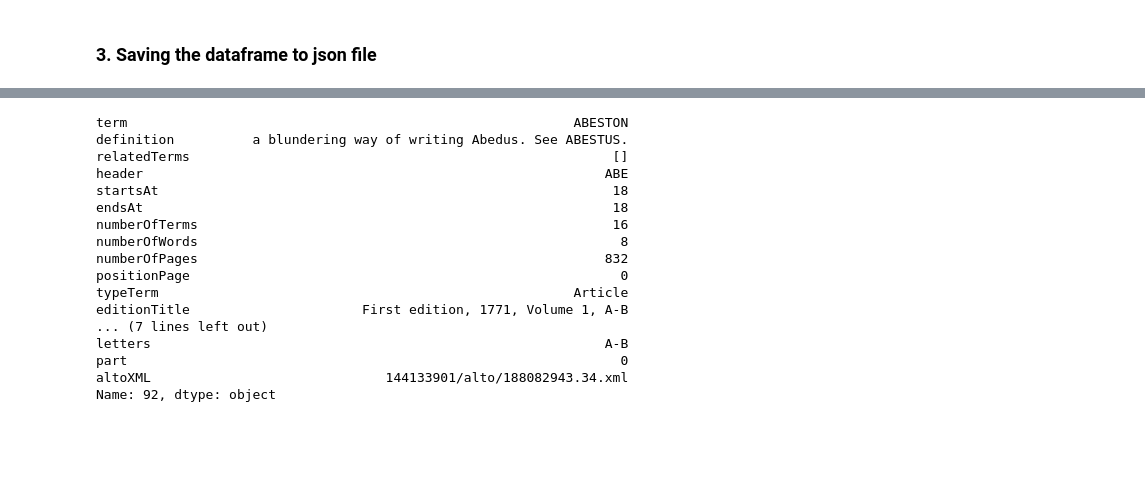
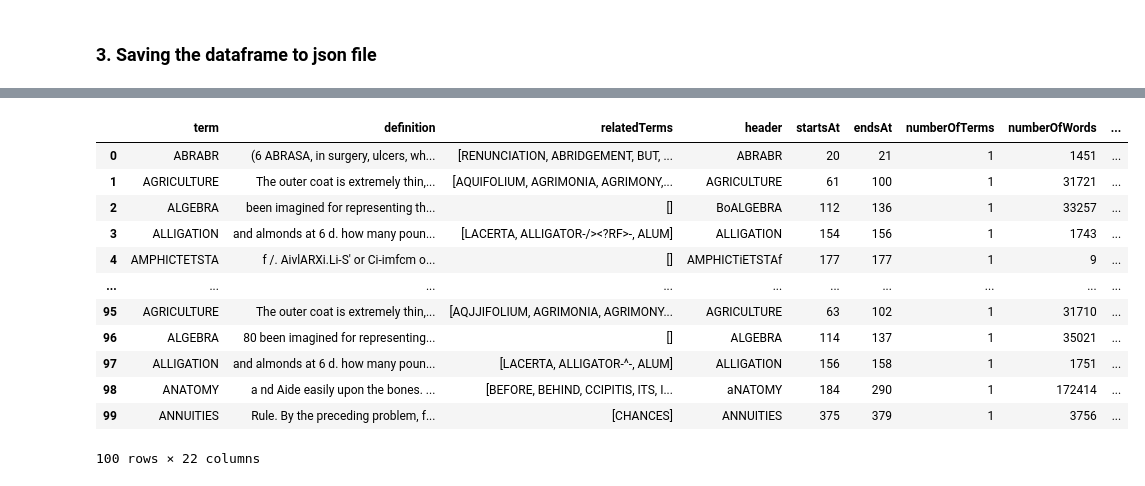
Before and after one commit to francesNLP/frances, a Jupyter notebook: NLS_EB/Notebooks/PostProcess/Merging_EB_Terms.ipynb, the cells around one changed output, grey strips where cells are left out. Cells and saved outputs as stored; diff of their text form; code cells hidden in the pictures; blank space fills up the shorter version.

```diff
--- a/NLS_EB/Notebooks/PostProcess/Merging_EB_Terms.ipynb
+++ b/NLS_EB/Notebooks/PostProcess/Merging_EB_Terms.ipynb
@@ -880,20 +894,18 @@ df[df['term'].str.contains("ABACUS")]
-# %%
-df.loc[92]
-# %% [output]
-term                                                         ABESTON
-definition          a blundering way of writing Abedus. See ABESTUS.
-relatedTerms                                                      []
-header                                                           ABE
-startsAt                                                          18
-endsAt                                                            18
-numberOfTerms                                                     16
-numberOfWords                                                      8
-numberOfPages                                                    832
-positionPage                                                       0
-typeTerm                                                     Article
-editionTitle                      First edition, 1771, Volume 1, A-B
-... (7 lines left out)
-letters                                                          A-B
-part                                                               0
-altoXML                              144133901/alto/188082943.34.xml
-Name: 92, dtype: object
+# %%
+df_1771_small = df[df['typeTerm']=="Topic"]
+df_1771_small = df_1771_small.head(100).reset_index(drop=True)
+df_1771_small
+# %% [output]
+|  | term | definition | relatedTerms | header | startsAt | endsAt | numberOfTerms | numberOfWords | ... |
+| 0 | ABRABR | (6 ABRASA, in surgery, ulcers, wh... | [RENUNCIATION, ABRIDGEMENT, BUT, ... | ABRABR | 20 | 21 | 1 | 1451 | ... |
+| 1 | AGRICULTURE | The outer coat is extremely thin,... | [AQUIFOLIUM, AGRIMONIA, AGRIMONY,... | AGRICULTURE | 61 | 100 | 1 | 31721 | ... |
+| 2 | ALGEBRA | been imagined for representing th... | [] | BoALGEBRA | 112 | 136 | 1 | 33257 | ... |
+| 3 | ALLIGATION | and almonds at 6 d. how many poun... | [LACERTA, ALLIGATOR-/><?RF>-, ALUM] | ALLIGATION | 154 | 156 | 1 | 1743 | ... |
+| 4 | AMPHICTETSTA | f /. AivlARXi.Li-S' or Ci-imfcm o... | [] | AMPHICTiETSTAf | 177 | 177 | 1 | 9 | ... |
+| ... | ... | ... | ... | ... | ... | ... | ... | ... | ... |
+| 95 | AGRICULTURE | The outer coat is extremely thin,... | [AQJJIFOLIUM, AGRIMONIA, AGRIMONY... | AGRICULTURE | 63 | 102 | 1 | 31710 | ... |
+| 96 | ALGEBRA | 80 been imagined for representing... | [] | ALGEBRA | 114 | 137 | 1 | 35021 | ... |
+| 97 | ALLIGATION | and almonds at 6 d. how many poun... | [LACERTA, ALLIGATOR-^-, ALUM] | ALLIGATION | 156 | 158 | 1 | 1751 | ... |
+| 98 | ANATOMY | a nd Aide easily upon the bones. ... | [BEFORE, BEHIND, CCIPITIS, ITS, I... | aNATOMY | 184 | 290 | 1 | 172414 | ... |
+| 99 | ANNUITIES | Rule. By the preceding problem, f... | [CHANCES] | ANNUITIES | 375 | 379 | 1 | 3756 | ... |
+100 rows × 22 columns
```
Also changed, not shown: parts of 20 cells of this notebook.
